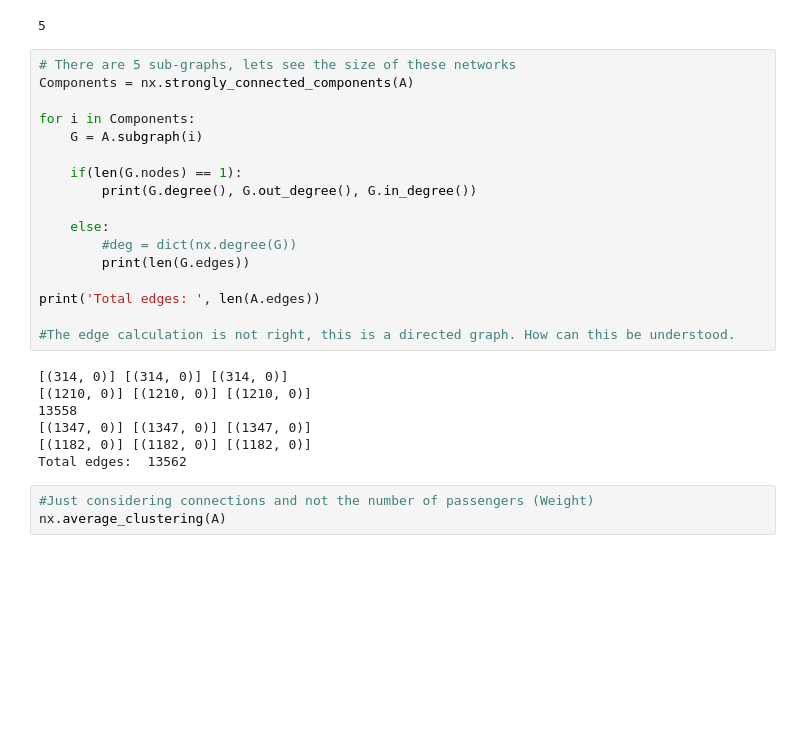
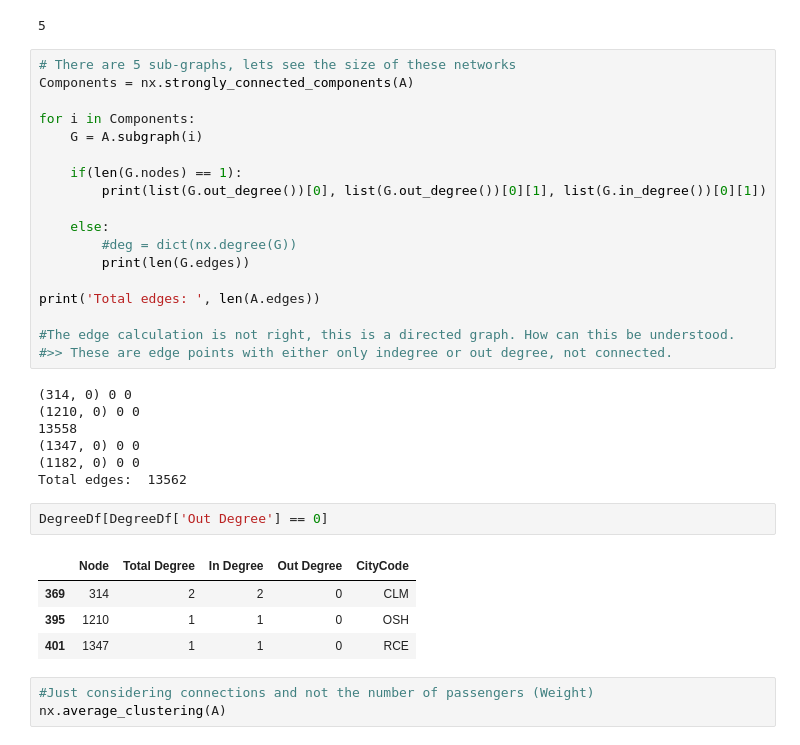
Before and after one commit to mohity5/Practice_NetworkAnalysis_Airports, a Jupyter notebook: Practice_Airports.ipynb, the cells around one changed output. Cells and saved outputs as stored; diff of their text form; blank space fills up the shorter version.

Commit message:
Analysing the subgraph components and their edges

```diff
--- a/Practice_Airports.ipynb
+++ b/Practice_Airports.ipynb
@@ -190,7 +189,7 @@ for i in Components:
     G = A.subgraph(i)
 
     if(len(G.nodes) == 1):
-        print(G.degree(), G.out_degree(), G.in_degree())
+        print(list(G.out_degree())[0], list(G.out_degree())[0][1], list(G.in_degree())[0][1])
 
     else:
         #deg = dict(nx.degree(G))
@@ -199,13 +198,21 @@ for i in Components:
 print('Total edges: ', len(A.edges))
 
 #The edge calculation is not right, this is a directed graph. How can this be understood.
+#>> These are edge points with either only indegree or out degree, not connected.
 # %% [output]
-[(314, 0)] [(314, 0)] [(314, 0)]
-[(1210, 0)] [(1210, 0)] [(1210, 0)]
+(314, 0) 0 0
+(1210, 0) 0 0
 13558
-[(1347, 0)] [(1347, 0)] [(1347, 0)]
-[(1182, 0)] [(1182, 0)] [(1182, 0)]
+(1347, 0) 0 0
+(1182, 0) 0 0
 Total edges:  13562
+# %%
+DegreeDf[DegreeDf['Out Degree'] == 0]
+# %% [output]
+|  | Node | Total Degree | In Degree | Out Degree | CityCode |
+| 369 | 314 | 2 | 2 | 0 | CLM |
+| 395 | 1210 | 1 | 1 | 0 | OSH |
+| 401 | 1347 | 1 | 1 | 0 | RCE |
 # %%
 #Just considering connections and not the number of passengers (Weight)
 nx.average_clustering(A)
```
Also changed, not shown: parts of 1 cell of this notebook.
